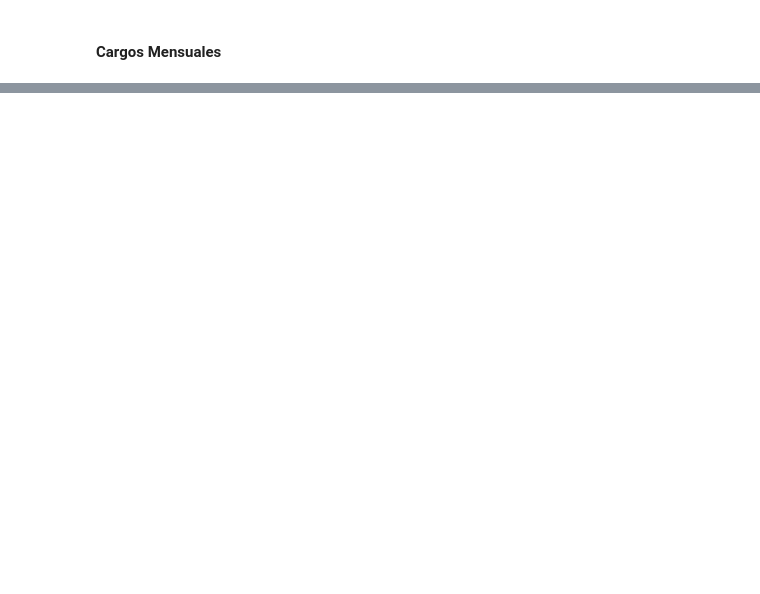
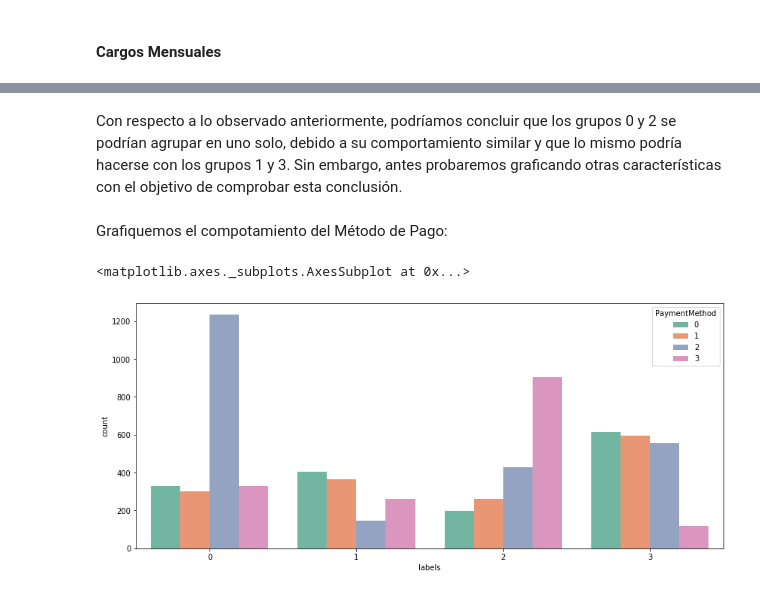
Before and after one commit to jarealess/CursosKaggle, a Jupyter notebook: Trabajo_Final_CRP.ipynb, the cells around one changed output, grey strips where cells are left out. Drawn from its saved outputs; the diff is of its cells as text; code cells hidden in the pictures; blank space fills up the shorter version.

```diff
--- a/Trabajo_Final_CRP.ipynb
+++ b/Trabajo_Final_CRP.ipynb
@@ -1030,0 +1013,11 @@ Name: MonthlyChargesCategory, dtype: int64
+# %% [markdown]
+Con respecto a lo observado anteriormente, podríamos concluir que los grupos 0 y 2 se podrían agrupar en uno solo, debido a su comportamiento similar y que lo mismo podría hacerse con los grupos 1 y 3. Sin embargo, antes probaremos graficando otras características con el objetivo de comprobar esta conclusión.
+# %% [markdown]
+Grafiquemos el compotamiento del Método de Pago:
+# %%
+## Distribución de Método de Pago en cada grupo
+plt.figure(figsize=(14,6))
+sns.countplot(x='labels', hue='PaymentMethod', data=data2, palette='Set2')
+# %% [output]
+<matplotlib.axes._subplots.AxesSubplot at 0x...>
+[figure, added]
```
Also changed, not shown: parts of 58 cells of this notebook.
